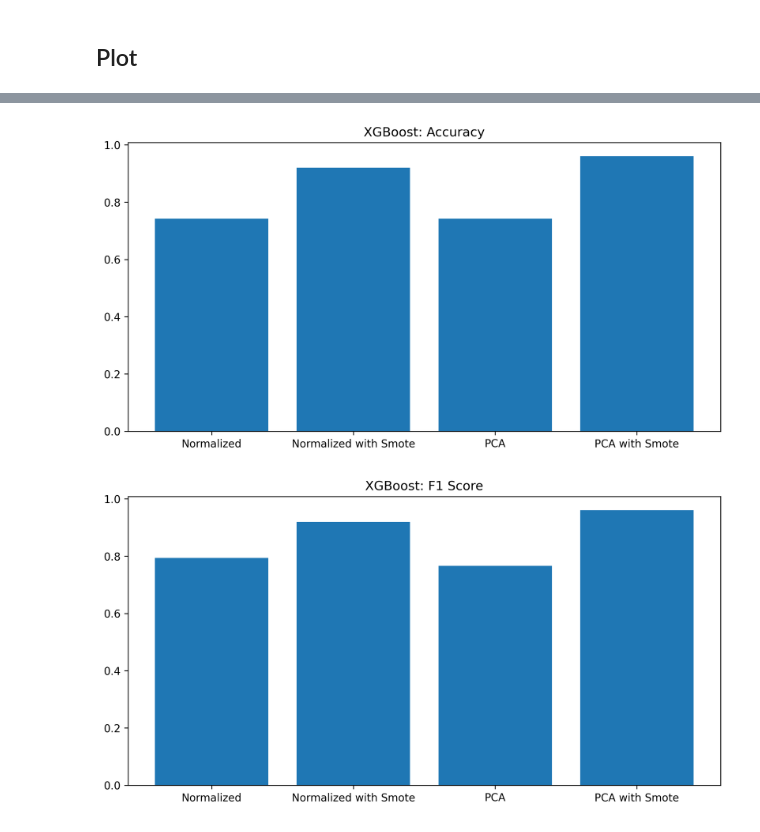
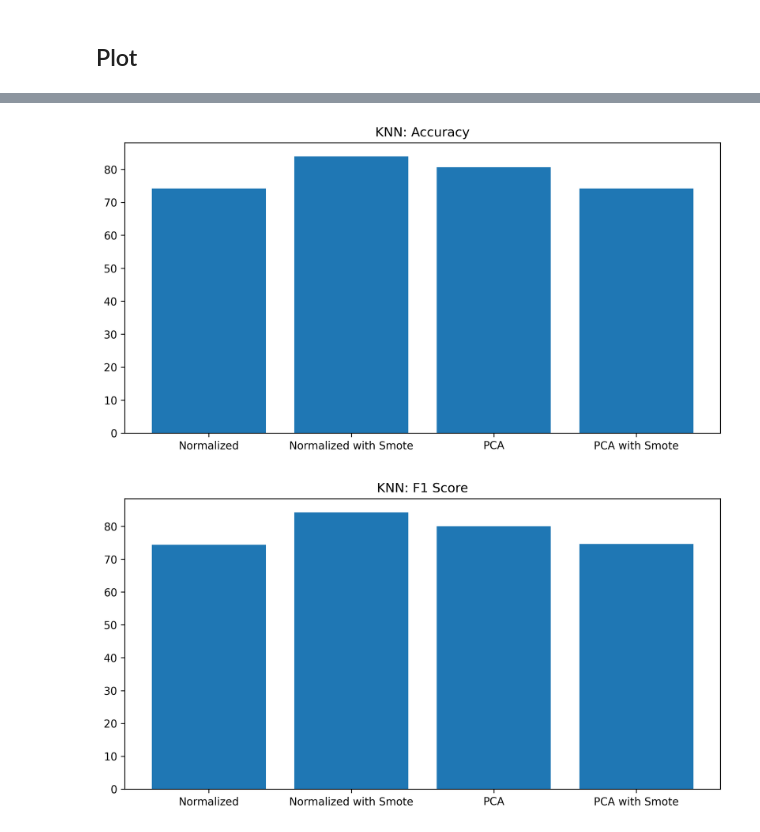
Before and after one commit to MATF-istrazivanje-podataka-1/2023_Data_Mining_Breast_cancer_Dataset, a Jupyter notebook: models/classification/KNN.ipynb, the cells around one changed output, grey strips where cells are left out. Drawn from its saved outputs; the diff is of its cells as text; code cells hidden in the pictures.

Commit message:
Add KNN and Ensemble, improve XGBoost and KNN

```diff
--- a/models/classification/KNN.ipynb
+++ b/models/classification/KNN.ipynb
@@ -90,0 +138,3 @@ pca_res_pred, pca_res_real = train(X_pca_res, y_pca_res, n_neighbors=2)
+# %%
+norm_model, norm_pred, norm_true = train(X_norm, y_norm, params={'n_neighbors': 3, 'p': 1, 'weights': 'distance'}, oversampling=False, pca=False)
+pca_model, pca_pred, pca_true = train(X_norm, y_norm, params={'n_neighbors': 1, 'p': 8, 'weights': 'uniform'}, oversampling=False, pca=True)
@@ -90,0 +144,3 @@ pca_res_pred, pca_res_real = train(X_pca_res, y_pca_res, n_neighbors=2)
+# %%
+norm_res_model, norm_res_pred, norm_res_true = train(X_norm, y_norm, params={'n_neighbors': 8, 'p': 1, 'weights': 'distance'}, oversampling=True, pca=False)
+pca_res_model, pca_res_pred, pca_res_true = train(X_norm, y_norm, params={'n_neighbors': 1, 'p': 8, 'weights': 'uniform'}, oversampling=True, pca=True)
@@ -114,0 +165,12 @@ F1 Score of PCA oversampled dataset:  0.96
+# %%
+# Original dataset
+norm_acc = accuracy_score(norm_true, norm_pred)
+norm_f1 = f1_score(norm_true, norm_pred, average='weighted')
+pca_acc = accuracy_score(pca_true, pca_pred)
+pca_f1 = f1_score(pca_true, pca_pred, average='weighted')
+
+print('Accuracy of normalized dataset: ', f'{norm_acc * 100:.2f} %')
+print('Accuracy of PCA dataset: ', f'{pca_acc * 100:.2f} %')
+print()
+print('F1 Score of normalized dataset: ', f'{norm_f1 * 100:.2f} %')
+print('F1 Score of PCA dataset: ', f'{pca_f1 * 100:.2f} %')
@@ -114,0 +183,12 @@ F1 Score of PCA oversampled dataset:  0.96
+# %%
+# Oversampled dataset
+norm_res_acc = accuracy_score(norm_res_true, norm_res_pred)
+norm_res_f1 = f1_score(norm_res_true, norm_res_pred, average='weighted')
+pca_res_acc = accuracy_score(pca_res_true, pca_res_pred)
+pca_res_f1 = f1_score(pca_res_true, pca_res_pred, average='weighted')
+
+print('Accuracy of normalized oversampled dataset: ', f'{norm_res_acc * 100:.2f} %')
+print('Accuracy of PCA oversampled dataset: ', f'{pca_res_acc * 100:.2f} %')
+print()
+print('F1 Score of normalized oversampled dataset: ', f'{norm_res_f1 * 100:.2f} %')
+print('F1 Score of PCA oversampled dataset: ', f'{pca_res_f1 * 100:.2f} %')
@@ -117,21 +255,20 @@ F1 Score of PCA oversampled dataset:  0.96
 # %%
 # Plot accuracy
-from matplotlib import pyplot as plt
 
 plt.figure(figsize=(10, 5), dpi=300)
 plt.bar(
     ['Normalized', 'Normalized with Smote', 'PCA', 'PCA with Smote'],
     [
-        accuracy_score(norm_pred, norm_real),
-        accuracy_score(norm_res_pred, norm_res_real),
-        accuracy_score(pca_pred, norm_real),
-        accuracy_score(pca_res_pred, pca_res_real)
+        norm_acc * 100,
+        norm_res_acc * 100,
+        pca_acc * 100,
+        pca_res_acc * 100
     ]
 )
-plt.title('XGBoost: Accuracy')
+plt.title('KNN: Accuracy')
 plt.show()
 # %% [output]
-[figure, old version]
+[figure, new version]
 # %%
 # Plot F1 score
 
@@ -139,13 +276,13 @@ plt.figure(figsize=(10, 5), dpi=300)
 plt.bar(
     ['Normalized', 'Normalized with Smote', 'PCA', 'PCA with Smote'],
     [
-        f1_score(norm_pred, norm_real, average='weighted'),
-        f1_score(norm_res_pred, norm_res_real, average='weighted'),
-        f1_score(pca_pred, norm_real, average='weighted'),
-        f1_score(pca_res_pred, pca_res_real, average='weighted')
+        norm_f1 * 100,
+        norm_res_f1 * 100,
+        pca_f1 * 100,
+        pca_res_f1 * 100
     ]
 )
-plt.title('XGBoost: F1 Score')
+plt.title('KNN: F1 Score')
 plt.show()
 # %% [output]
-[figure, old version]
+[figure, new version]
```
Also changed, not shown: parts of 34 cells of this notebook, 19 other files.
